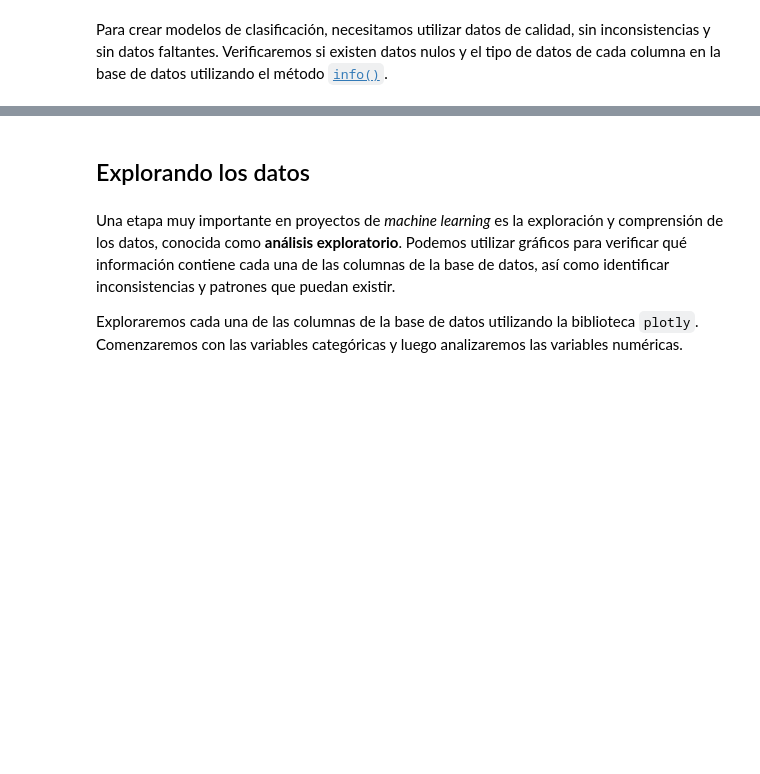
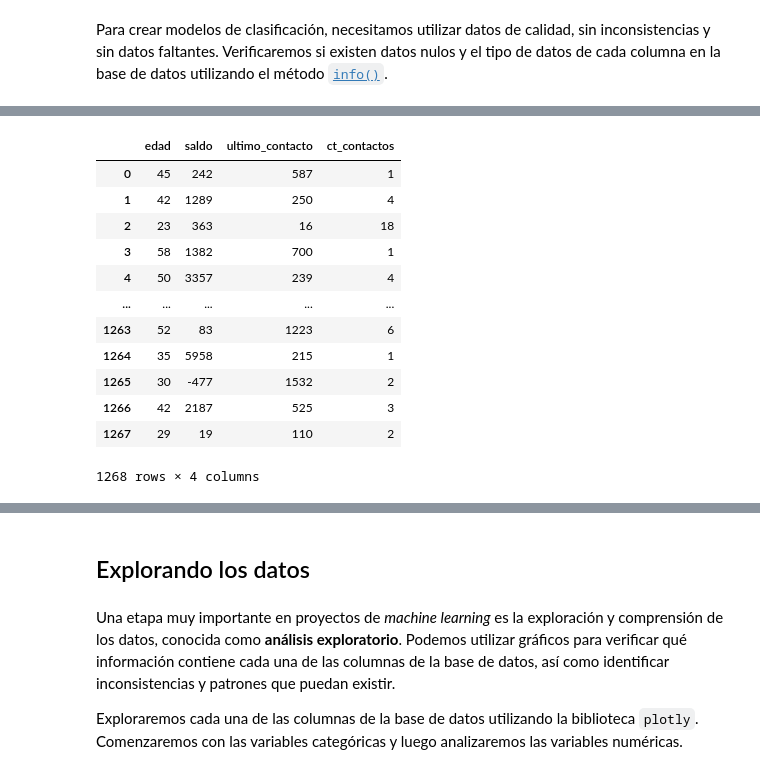
Before and after one commit to JCSR2022/Alura_Data_Science, a Jupyter notebook: Learning_to_Classify_Data_with_ML/Clasificacion_primeros_pasos.ipynb, the cells around one changed output, grey strips where cells are left out. Drawn from its saved outputs; the diff is of its cells as text; code cells hidden in the pictures; blank space fills up the shorter version.

```diff
--- a/Learning_to_Classify_Data_with_ML/Clasificacion_primeros_pasos.ipynb
+++ b/Learning_to_Classify_Data_with_ML/Clasificacion_primeros_pasos.ipynb
@@ -43,0 +79,17 @@ Para crear modelos de clasificación, necesitamos utilizar datos de calidad, sin
+# %%
+#datos[[ col for col in  datos.columns  if datos[col].dtype != 'object']]
+datos.select_dtypes(include=['number'])
+# %% [output]
+|  | edad | saldo | ultimo_contacto | ct_contactos |
+| 0 | 45 | 242 | 587 | 1 |
+| 1 | 42 | 1289 | 250 | 4 |
+| 2 | 23 | 363 | 16 | 18 |
+| 3 | 58 | 1382 | 700 | 1 |
+| 4 | 50 | 3357 | 239 | 4 |
+| ... | ... | ... | ... | ... |
+| 1263 | 52 | 83 | 1223 | 6 |
+| 1264 | 35 | 5958 | 215 | 1 |
+| 1265 | 30 | -477 | 1532 | 2 |
+| 1266 | 42 | 2187 | 525 | 3 |
+| 1267 | 29 | 19 | 110 | 2 |
+1268 rows × 4 columns
```
Also changed, not shown: parts of 20 cells of this notebook.
